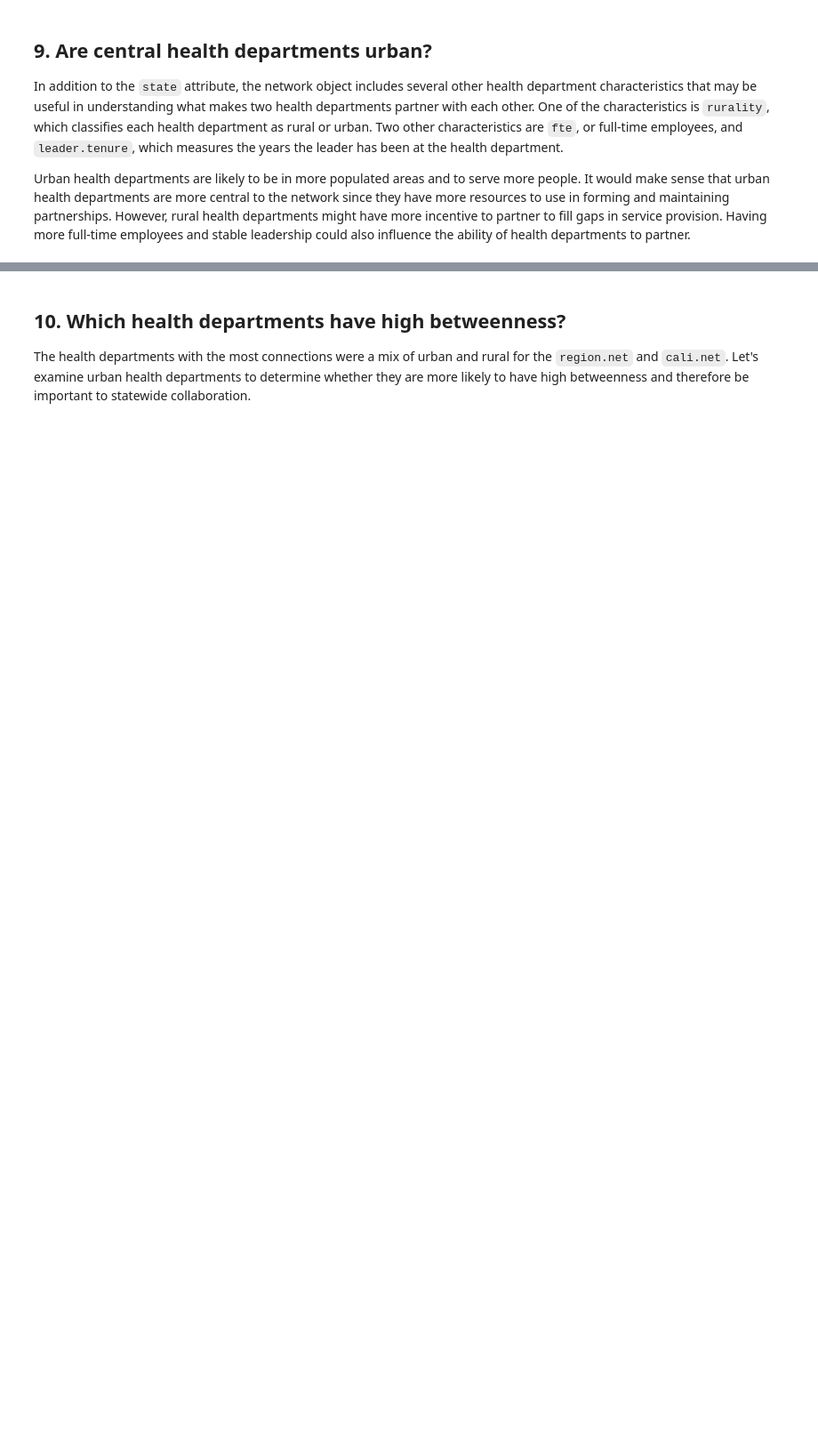
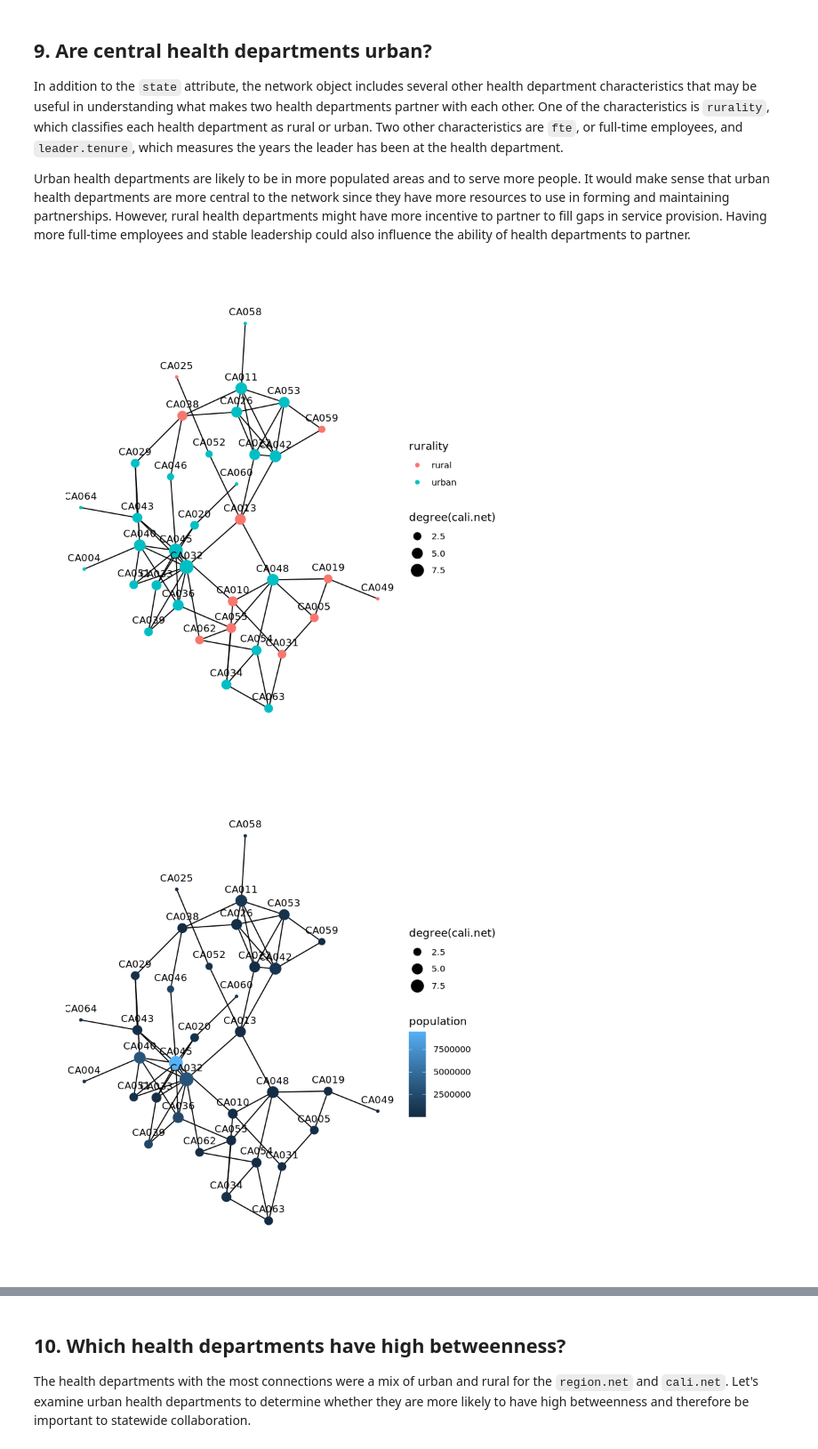
Before and after one commit to JeremyTallant/health_network, a Jupyter notebook: network_analysis.ipynb, the cells around one changed output, grey strips where cells are left out. Shown at 89% size. Saved outputs shown, nothing was run; the diff lists cells and outputs as text; code cells hidden in the pictures; blank space fills up the shorter version.

```diff
--- a/network_analysis.ipynb
+++ b/network_analysis.ipynb
@@ -162,17 +233,17 @@ region.plot.between
 <p>There are national and regional emergencies like Ebola and Hurricane Harvey. There are also state and local emergencies like the wildfires in California in 2018. We can understand the network and its key players using the same approaches but with a single state network.</p>
 # %%
 # Subset the network so it includes only CA
-cali.net <- ....(graph = ....,
-                 vids = which(V(....)$.... %in% "CA"))
+cali.net <- induced_subgraph(graph = health.dep.net,
+                 vids = which(V(health.dep.net)$state %in% "CA"))
 
 # Find the number of vertices (i.e., network size) using vcount()
-# .... YOUR CODE FOR TASK 8 ....
+num.cali.vertices <- vcount(cali.net)
 
 # Use edge_density() to find the density
-# .... YOUR CODE FOR TASK 8 ....
+cali.density <- edge_density(cali.net)
 
 # Find and sort degree centrality for each health department
-( top.cali.degree <- head(sort(degree(....), decreasing = TRUE)) )
+( top.cali.degree <- head(sort(degree(cali.net), decreasing = TRUE)) )
 
 # Find and sort betweenness centrality for each health department
-( top.cali.between <- head(sort(....(....), decreasing = TRUE)) )
+( top.cali.between <- head(sort(betweenness(cali.net), decreasing = TRUE)) )
@@ -183,27 +259,30 @@ cali.net <- ....(graph = ....,
 # %%
 # Fill in the `colour` parameter with the rurality attribute
 # and the `size` parameter with degree to visualize rurality in cali.net
-cali.net.rural.deg <- ggraph(graph = ...., layout = "with_kk") +
+cali.net.rural.deg <- ggraph(graph = cali.net, layout = "with_kk") +
   geom_edge_link() +
-  geom_node_point(aes(colour = ...., size = ....(cali.net))) +
+  geom_node_point(aes(colour = rurality, size = degree(cali.net))) +
   geom_node_text(aes(label = name, size = 3), nudge_y = .2) +
   theme_graph()
 cali.net.rural.deg
 
 # Fill in the `colour` parameter with the population attribute
 # and the `size` parameter with degree to visualize population in cali.net
-cali.net.pop.deg <- ggraph(graph = ...., layout = "with_kk") +
+cali.net.pop.deg <- ggraph(graph = cali.net, layout = "with_kk") +
   geom_edge_link() +
-  geom_node_point(aes(colour = ...., size = ....(cali.net))) +
+  geom_node_point(aes(colour = population, size = degree(cali.net))) +
   geom_node_text(aes(label = name, size = 3), nudge_y = .2) +
   theme_graph()
 cali.net.pop.deg
 
 # Fill in the `colour` parameter with the fte attribute and
 # the `size` parameter with degree to visualize fte in cali.net
-cali.net.fte.deg <- ggraph(graph = ...., layout = "with_kk") +
+cali.net.fte.deg <- ggraph(graph = cali.net, layout = "with_kk") +
   geom_edge_link() +
-  geom_node_point(aes(colour = ...., size = ....(cali.net))) +
+  geom_node_point(aes(colour = fte, size = degree(cali.net))) +
   geom_node_text(aes(label = name, size = 3), nudge_y = .2) +
   theme_graph()
 cali.net.fte.deg
+# %% [output]
+[figure, added]
+[figure, added]
```
Also changed, not shown: parts of 11 cells of this notebook.
